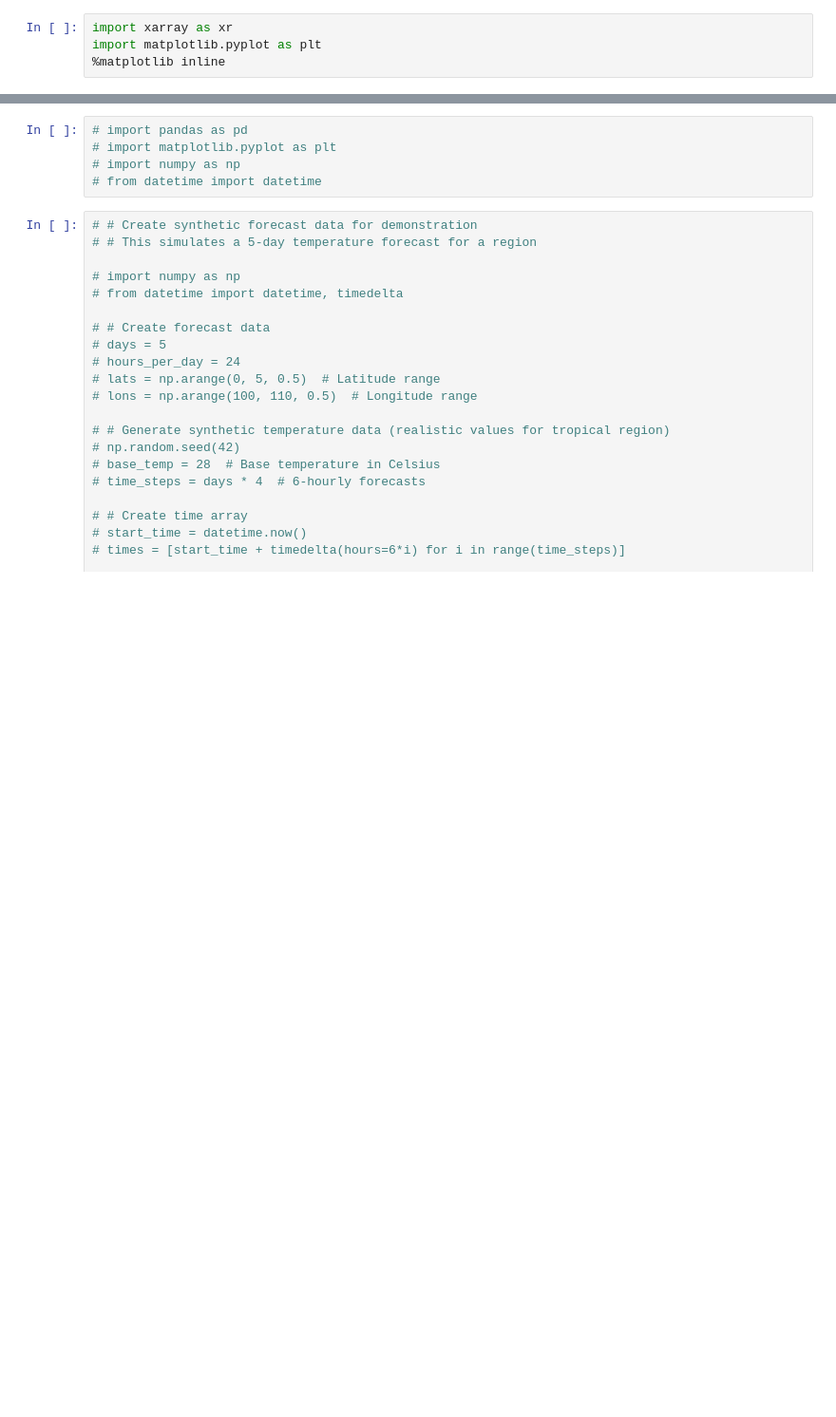
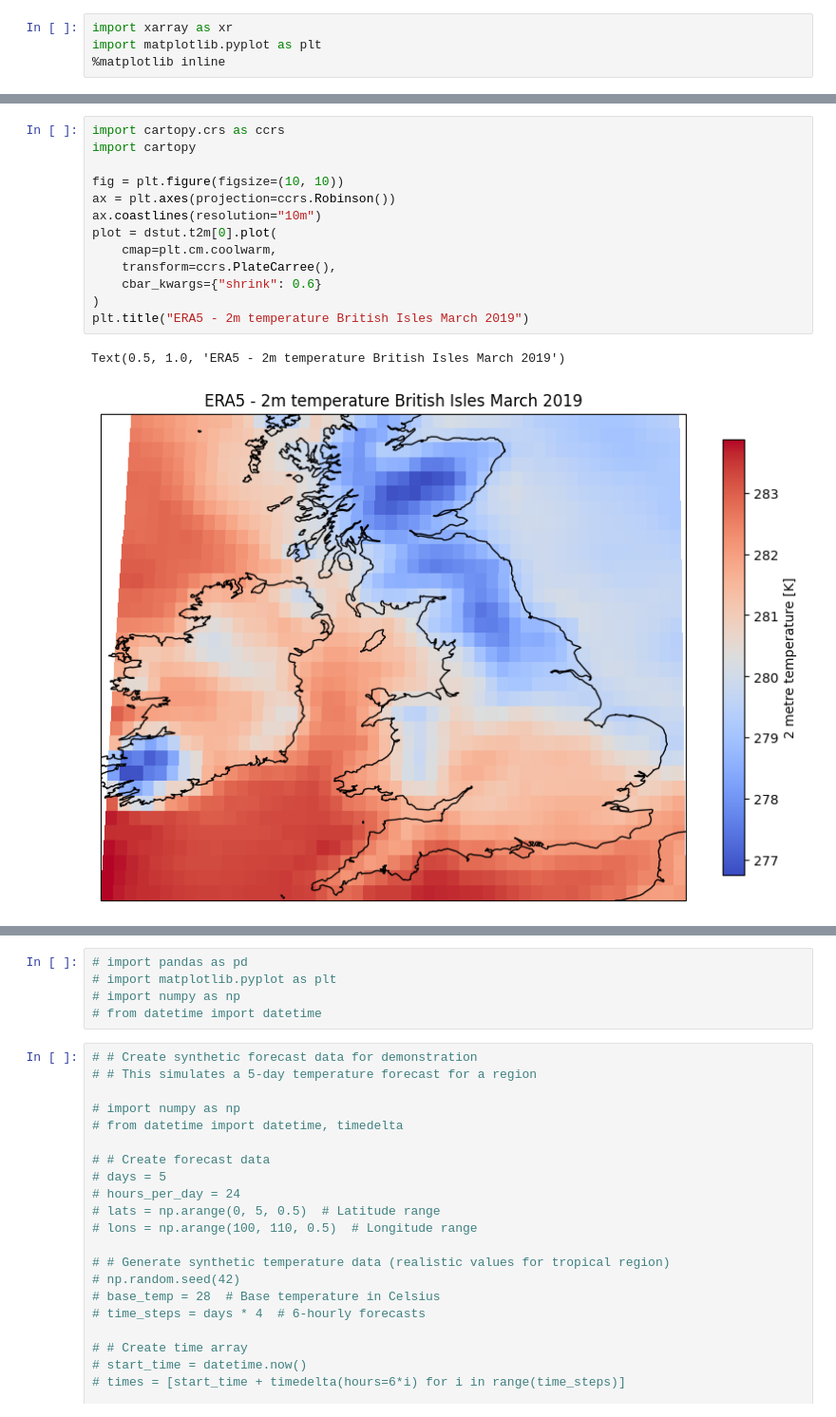
Before and after one commit to epsilonfunction/geospatial_analysis, a Jupyter notebook: ecmwf_test.ipynb, the cells around one changed output, grey strips where cells are left out. Shown at 95% size. Saved outputs shown, nothing was run; the diff lists cells and outputs as text; blank space fills up the shorter version.

```diff
--- a/ecmwf_test.ipynb
+++ b/ecmwf_test.ipynb
@@ -96,0 +135,16 @@ ImportError: tutorial.open_dataset depends on pooch to download and manage datas
+# %%
+import cartopy.crs as ccrs
+import cartopy
+
+fig = plt.figure(figsize=(10, 10))
+ax = plt.axes(projection=ccrs.Robinson())
+ax.coastlines(resolution="10m")
+plot = dstut.t2m[0].plot(
+    cmap=plt.cm.coolwarm,
+    transform=ccrs.PlateCarree(),
+    cbar_kwargs={"shrink": 0.6}
+)
+plt.title("ERA5 - 2m temperature British Isles March 2019")
+# %% [output]
+Text(0.5, 1.0, 'ERA5 - 2m temperature British Isles March 2019')
+[figure, added]
```
Also changed, not shown: parts of 13 cells of this notebook, 24 other files.
